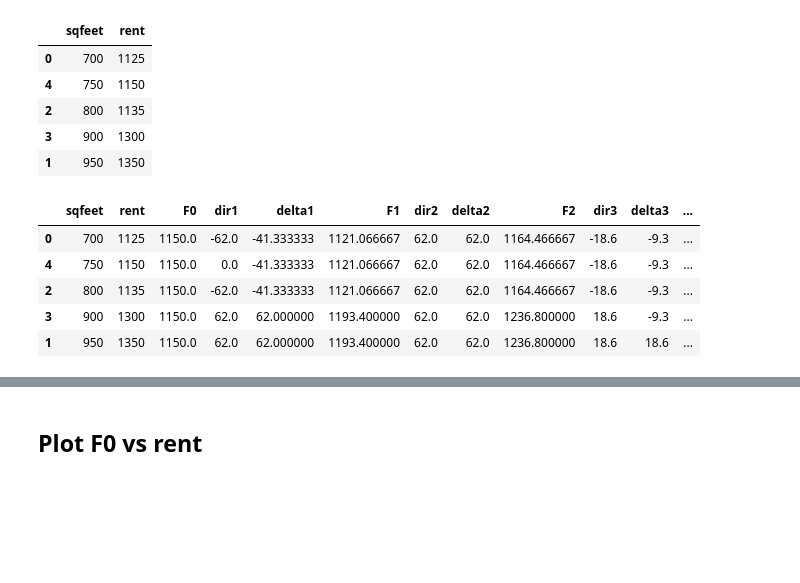
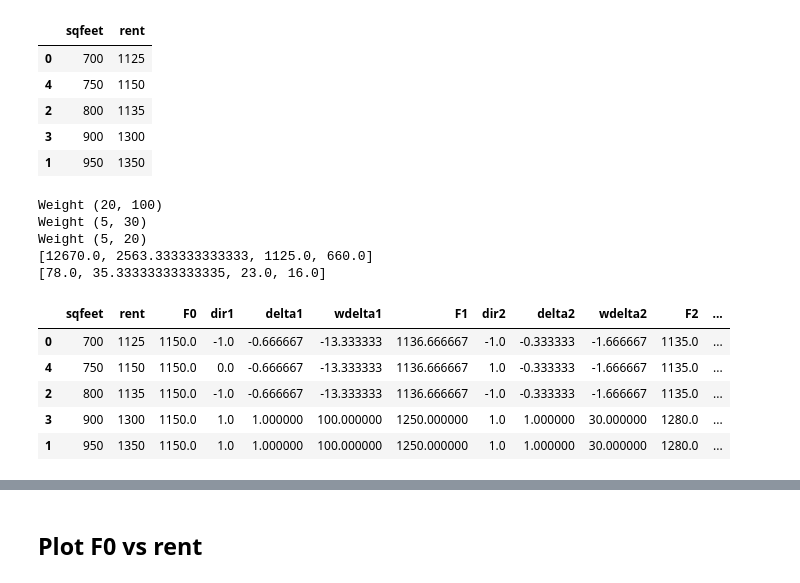
Before and after one commit to parrt/ml-articles, a Jupyter notebook: gradient-boosting/notebooks/dev-mae.ipynb, the cells around one changed output, grey strips where cells are left out. Cells and saved outputs as stored; diff of their text form; code cells hidden in the pictures; blank space fills up the shorter version.

```diff
--- a/gradient-boosting/notebooks/dev-mae.ipynb
+++ b/gradient-boosting/notebooks/dev-mae.ipynb
@@ -37,46 +37,56 @@ df
 # %%
 def stub_predict(x_train, y_train, split):
     left = y_train[x_train<split]
     right = y_train[x_train>split]
     lmean = np.mean(left)
     rmean = np.mean(right)
-    return np.array([lmean if x<split else rmean for x in x_train])
+#     lw,rw = w
+    lw,rw = 1,1
+    return np.array([lw*lmean if x<split else rw*rmean for x in x_train])
 
-eta = 0.70
-splits = [None,850, 850, 925] # manually pick them
-w = [None]
+eta = 1.0
+splits = [None,850, 850, 725] # manually pick them
+w = [None, (20,100), (5,30), (5,20)]
 stages = 4
 
 def boost(df, xcol, ycol, splits, eta, stages):
     """
     Update df to have direction_i, delta_i, F_i.
     Return MSE, MAE
     """
     f0 = df[ycol].median()
     df['F0'] = f0
 
     for s in range(1,stages):
-        w.append( np.mean(df[ycol] - df[f'F{s-1}']) )
-        df[f'dir{s}'] = w[s] * np.sign(df[ycol] - df[f'F{s-1}'])
+        print("Weight", w[s])
+        df[f'dir{s}'] = np.sign(df[ycol] - df[f'F{s-1}'])
         df[f'delta{s}'] = stub_predict(df[xcol], df[f'dir{s}'], splits[s])
-        df[f'F{s}'] = df[f'F{s-1}'] + eta * df[f'delta{s}']
+        weights = np.array([w[s][0] if x<splits[s] else w[s][1] for x in df[xcol]])
+        df[f'wdelta{s}'] = df[f'delta{s}'] * weights
+        df[f'F{s}'] = df[f'F{s-1}'] + eta * df[f'wdelta{s}']
 
     mse = [mean_squared_error(df[ycol], df['F'+str(s)]) for s in range(stages)]
     mae = [mean_absolute_error(df[ycol], df['F'+str(s)]) for s in range(stages)]
     return mse, mae
 
 mse,mae = boost(df, 'sqfeet', 'rent', splits, eta, stages)
-
+print(mse)
+print(mae)
 df['deltas'] = df[['delta1','delta2','delta3']].sum(axis=1) # sum deltas
 
 df
 # %% [output]
+Weight (20, 100)
+Weight (5, 30)
+Weight (5, 20)
+[12670.0, 2563.333333333333, 1125.0, 660.0]
+[78.0, 35.33333333333335, 23.0, 16.0]
-|  | sqfeet | rent | F0 | dir1 | delta1 | F1 | dir2 | delta2 | F2 | dir3 | delta3 | ... |
-| 0 | 700 | 1125 | 1150.0 | -62.0 | -41.333333 | 1121.066667 | 62.0 | 62.0 | 1164.466667 | -18.6 | -9.3 | ... |
-| 4 | 750 | 1150 | 1150.0 | 0.0 | -41.333333 | 1121.066667 | 62.0 | 62.0 | 1164.466667 | -18.6 | -9.3 | ... |
-| 2 | 800 | 1135 | 1150.0 | -62.0 | -41.333333 | 1121.066667 | 62.0 | 62.0 | 1164.466667 | -18.6 | -9.3 | ... |
-| 3 | 900 | 1300 | 1150.0 | 62.0 | 62.000000 | 1193.400000 | 62.0 | 62.0 | 1236.800000 | 18.6 | -9.3 | ... |
-| 1 | 950 | 1350 | 1150.0 | 62.0 | 62.000000 | 1193.400000 | 62.0 | 62.0 | 1236.800000 | 18.6 | 18.6 | ... |
+|  | sqfeet | rent | F0 | dir1 | delta1 | wdelta1 | F1 | dir2 | delta2 | wdelta2 | F2 | ... |
+| 0 | 700 | 1125 | 1150.0 | -1.0 | -0.666667 | -13.333333 | 1136.666667 | -1.0 | -0.333333 | -1.666667 | 1135.0 | ... |
+| 4 | 750 | 1150 | 1150.0 | 0.0 | -0.666667 | -13.333333 | 1136.666667 | 1.0 | -0.333333 | -1.666667 | 1135.0 | ... |
+| 2 | 800 | 1135 | 1150.0 | -1.0 | -0.666667 | -13.333333 | 1136.666667 | -1.0 | -0.333333 | -1.666667 | 1135.0 | ... |
+| 3 | 900 | 1300 | 1150.0 | 1.0 | 1.000000 | 100.000000 | 1250.000000 | 1.0 | 1.000000 | 30.000000 | 1280.0 | ... |
+| 1 | 950 | 1350 | 1150.0 | 1.0 | 1.000000 | 100.000000 | 1250.000000 | 1.0 | 1.000000 | 30.000000 | 1280.0 | ... |
 # %%
 # manually print table in python
 # for small phone, make 2 tables
```
Also changed, not shown: parts of 10 cells of this notebook, 2 other files.
